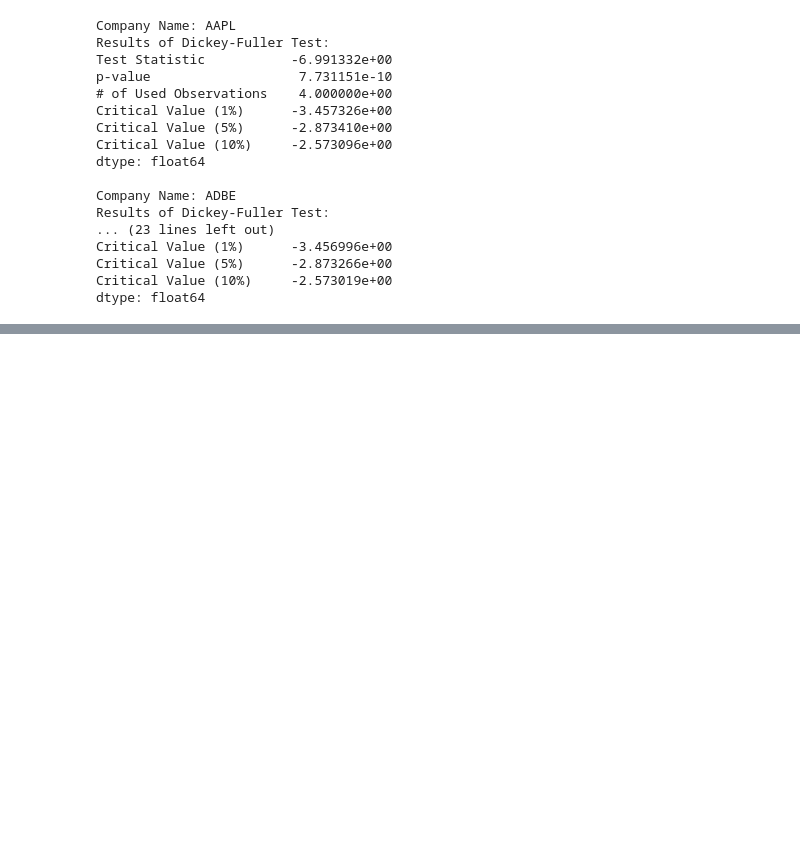
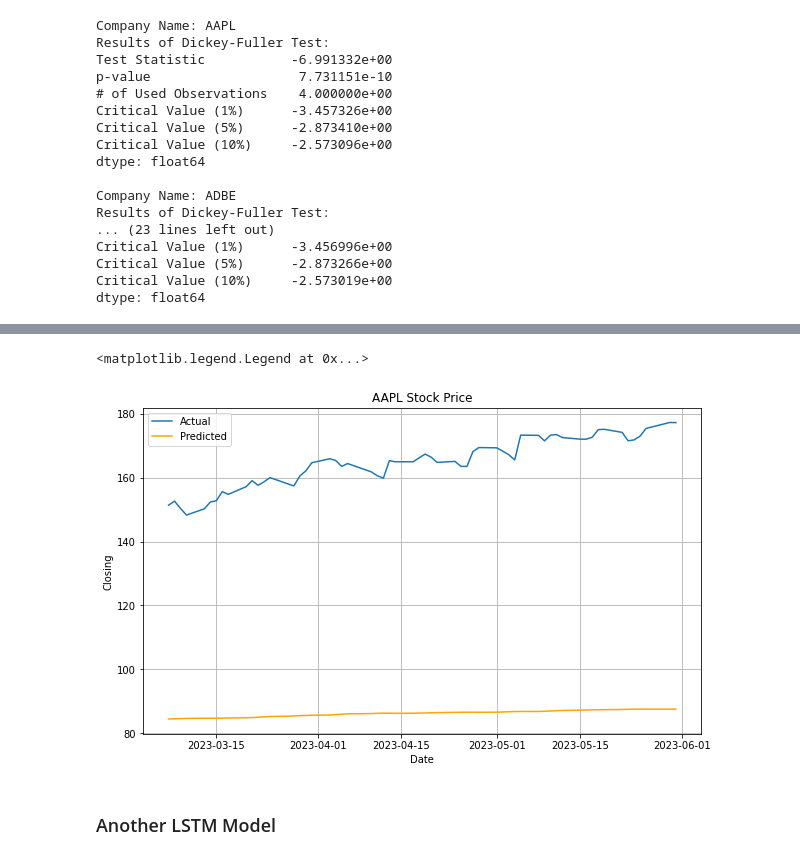
Before and after one commit to AbhijayPaturi/AAPLStockPricePredictionLSTM, a Jupyter notebook: AAPL Stock Price Prediction via LSTM.ipynb, the cells around one changed output, grey strips where cells are left out. Cells and saved outputs as stored; diff of their text form; code cells hidden in the pictures; blank space fills up the shorter version.

Commit message:
Add files via upload
Experiment with more LSTM models and data preprocessing

```diff
--- a/AAPL Stock Price Prediction via LSTM.ipynb
+++ b/AAPL Stock Price Prediction via LSTM.ipynb
@@ -320,12 +324,0 @@ array([[0.48734809],
-# %%
-X, y = [], []
-num_days_pred = 60
-for index in range(len(scaled_stock_data)):
-    timestep_index = index + num_days_pred
-    if timestep_index < len(scaled_stock_data):
-        X.append(scaled_stock_data[index:timestep_index])
-        y.append(scaled_stock_data[timestep_index])
-    else:
-        break
-X = np.array(X)
-y = np.array(y)
@@ -545,0 +329,12 @@ plt.legend()
+# %%
+X, y = [], []
+num_days_pred = 60
+for index in range(len(AAPL_transformed[0])):
+    timestep_index = index + num_days_pred
+    if timestep_index < len(AAPL_transformed[0]):
+        X.append(AAPL_transformed[0][index:timestep_index])
+        y.append(AAPL_transformed[0][timestep_index])
+    else:
+        break
+X = np.array(X)
+y = np.array(y)
@@ -545,0 +448,22 @@ plt.legend()
+# %%
+# Consolidating Predictions
+pred_data = pd.DataFrame(y_pred, test_original.index,columns=['Close'])
+actual_data = pd.DataFrame(y_test, test_original.index, columns=['Close'])
+pred_data = pred_data.apply(np.square).apply(np.exp)
+actual_data = actual_data.apply(np.square).apply(np.exp)
+
+
+# Compare actual vs. predicted
+plt.figure(figsize=(10,6))
+plt.grid(True)
+plt.xlabel('Date')
+plt.ylabel('Closing')
+plt.plot(actual_data, label='Actual')
+plt.plot(pred_data, 'orange', label='Predicted')
+plt.title('AAPL Stock Price')
+plt.legend()
+# %% [output]
+<matplotlib.legend.Legend at 0x...>
+[figure, added]
+# %% [markdown]
+### Another LSTM Model
```
Also changed, not shown: parts of 102 cells of this notebook.
